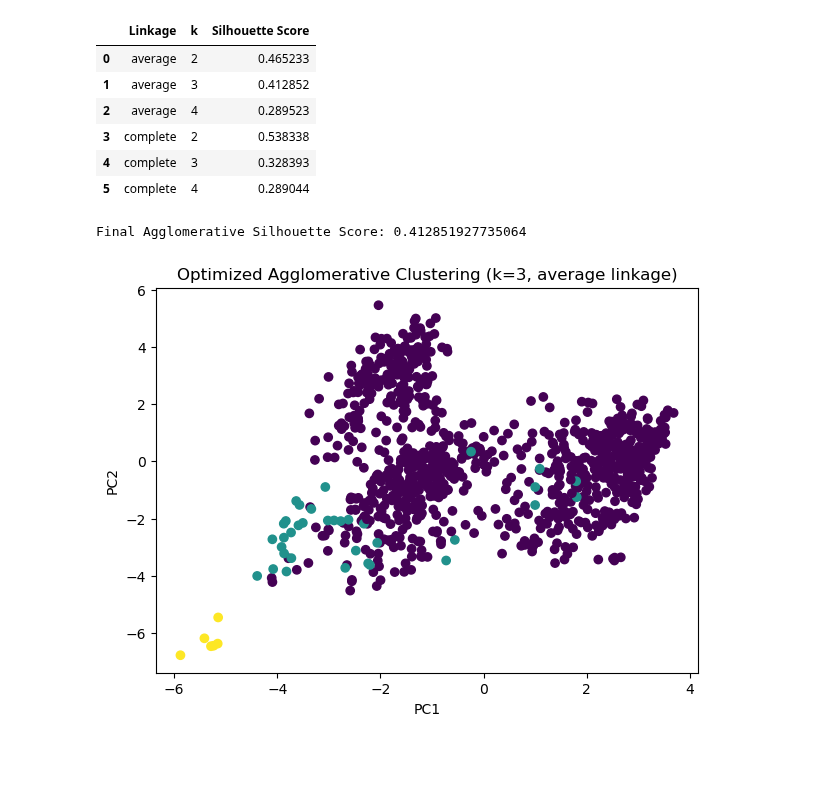
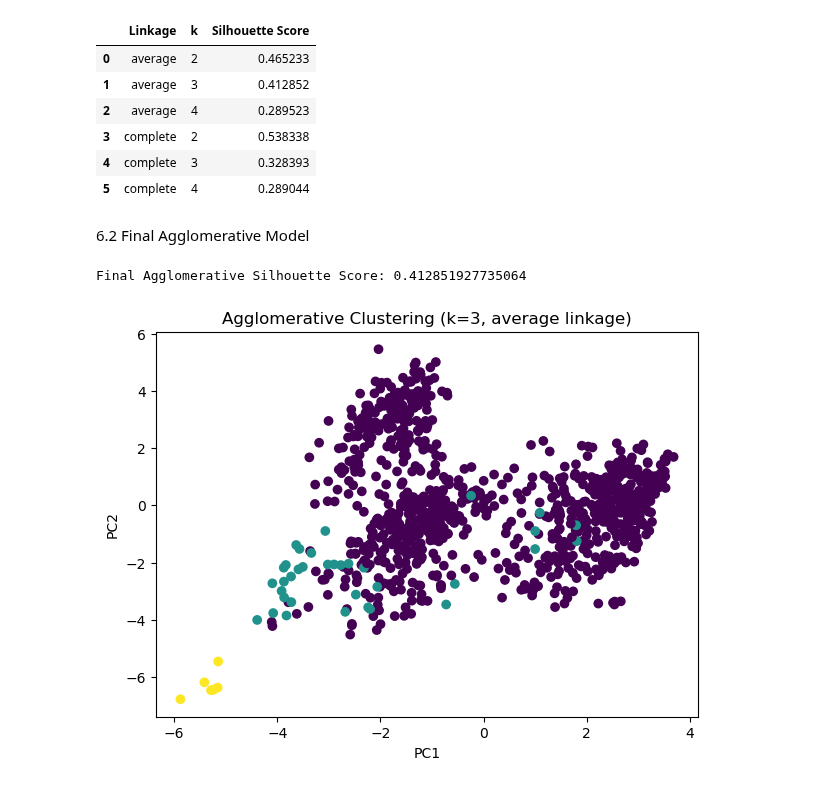
Before and after one commit to alberehap/Project-ML, a Jupyter notebook: unsupervised_models.ipynb, the cells around one changed output. Cells and saved outputs as stored; diff of their text form; code cells hidden in the pictures; blank space fills up the shorter version.

```diff
--- a/unsupervised_models.ipynb
+++ b/unsupervised_models.ipynb
@@ -243,4 +213,6 @@ agg_results_df
 | 3 | complete | 2 | 0.538338 |
 | 4 | complete | 3 | 0.328393 |
 | 5 | complete | 4 | 0.289044 |
+# %% [markdown]
+6.2 Final Agglomerative Model
 # %%
@@ -256,9 +227,9 @@ Final Agglomerative Silhouette Score: 0.412851927735064
 # %%
 plt.figure(figsize=(7,5))
 plt.scatter(df_pca_5[:,0], df_pca_5[:,1], c=agg_labels)
-plt.title("Optimized Agglomerative Clustering (k=3, average linkage)")
+plt.title("Agglomerative Clustering (k=3, average linkage)")
 plt.xlabel("PC1")
 plt.ylabel("PC2")
 plt.show()
 # %% [output]
-[figure, old version]
+[figure, new version]
```
Also changed, not shown: parts of 29 cells of this notebook.
